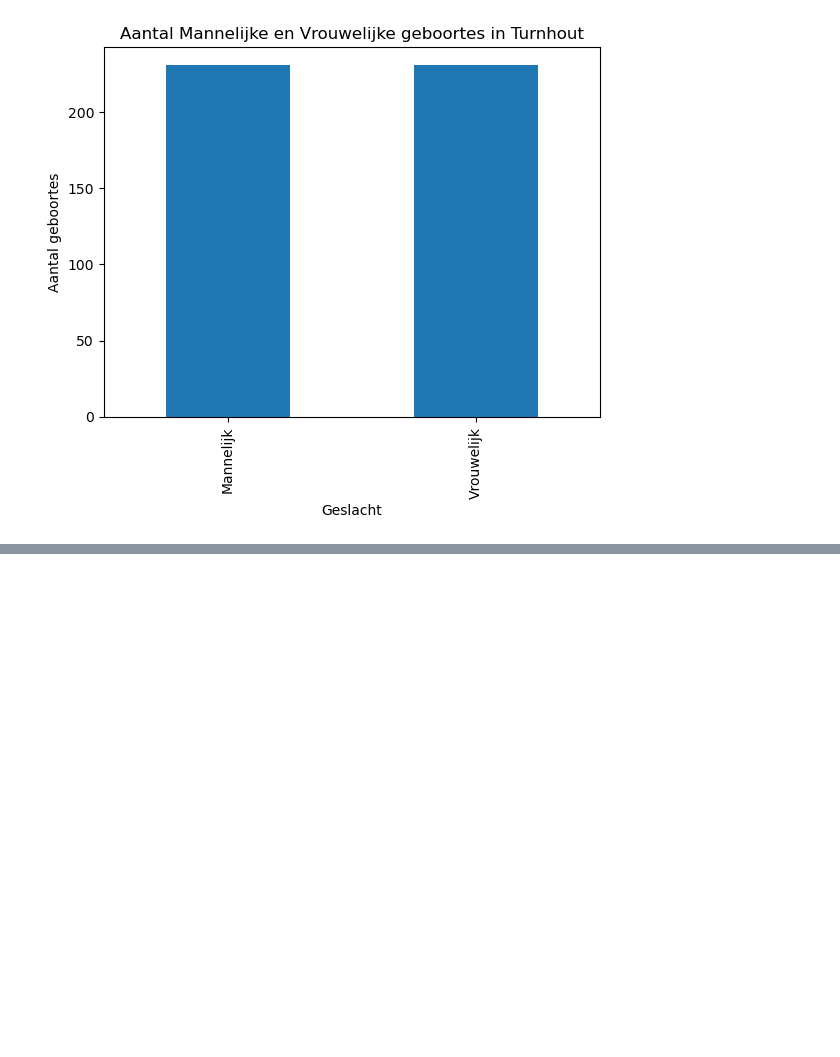
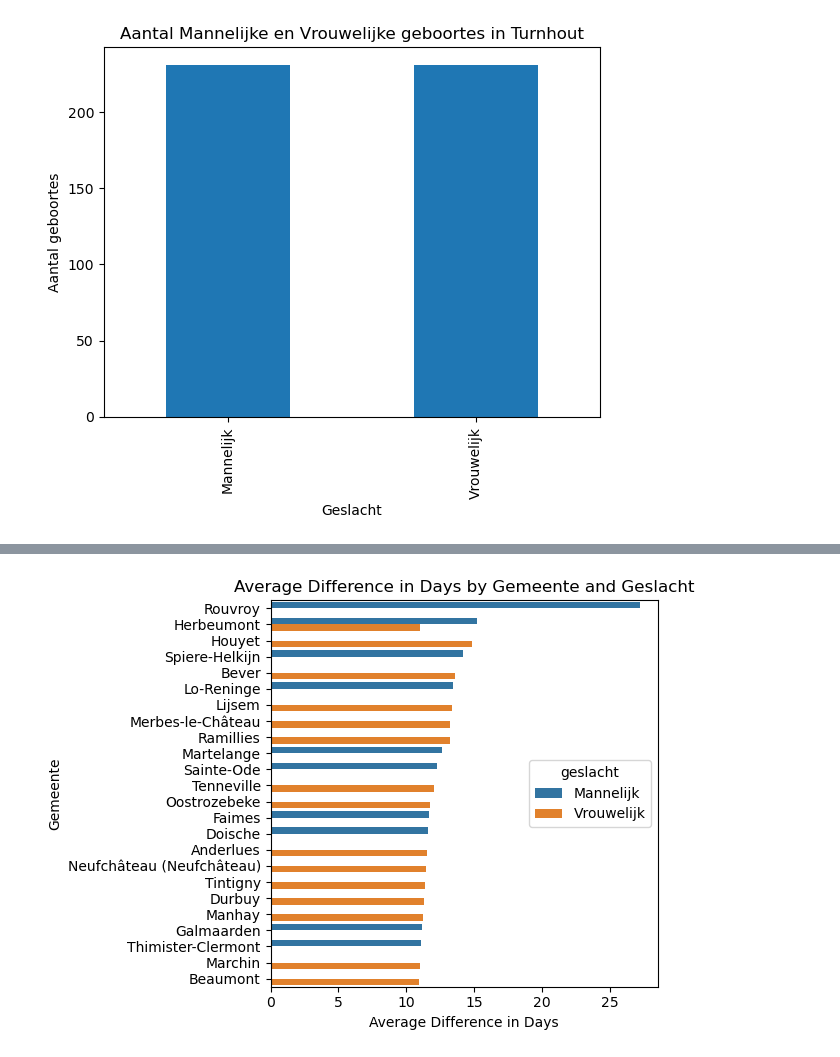
Before and after one commit to TinneCJM/DS_examen_Tinne_Mertens_deel2, a Jupyter notebook: notebooks/examen_prep.ipynb, the cells around one changed output, grey strips where cells are left out. Drawn from its saved outputs; the diff is of its cells as text; code cells hidden in the pictures; blank space fills up the shorter version.

```diff
--- a/notebooks/examen_prep.ipynb
+++ b/notebooks/examen_prep.ipynb
@@ -387,0 +504,15 @@ plot_geboortes_per_geslacht_per_gemeente(geboortes, gemeente)
+# %%
+# Calculate the average difference between expected date and actual date, grouped by gender and municipality
+
+
+mean_diff_days = geboortes.groupby(['gemeente', 'geslacht'])['verschil_dagen'].mean().reset_index().sort_values('verschil_dagen', ascending=False).head(25)
+
+# Plot the data
+sns.barplot(data=mean_diff_days, x='verschil_dagen', y='gemeente', hue='geslacht')
+plt.title('Average Difference in Days by Gemeente and Geslacht')
+plt.xlabel('Average Difference in Days')
+plt.ylabel('Gemeente')
+plt.tight_layout()
+plt.show()
+# %% [output]
+[figure, added]
```
Also changed, not shown: parts of 15 cells of this notebook.
